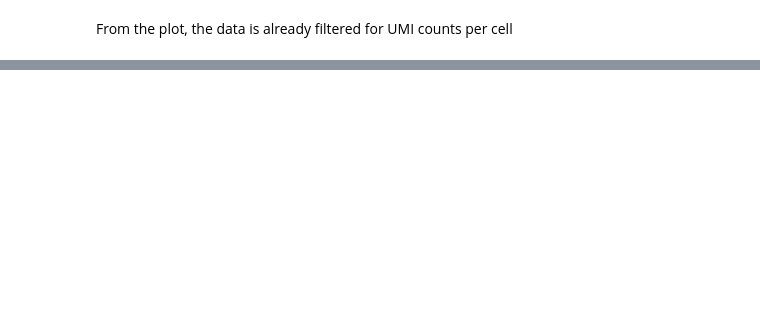
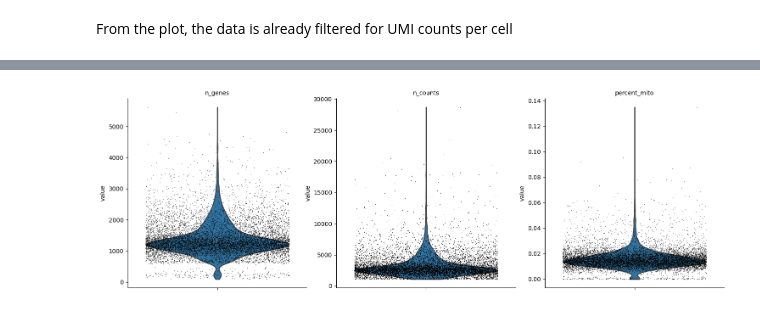
Before and after one commit to danielselmin/scientific_literature, a Jupyter notebook: miniproject2.ipynb, the cells around one changed output, grey strips where cells are left out. Saved outputs shown, nothing was run; the diff lists cells and outputs as text; code cells hidden in the pictures; blank space fills up the shorter version.

```diff
--- a/miniproject2.ipynb
+++ b/miniproject2.ipynb
@@ -64,0 +68,7 @@ plt.show()
+# %%
+# finally check percentage of mitochondrial genes
+mito_genes = adata.var_names.str.startswith('mt-')
+adata.obs['percent_mito'] = np.sum(adata[:, mito_genes].X, axis=1) / np.sum(adata.X, axis=1)
+sc.pl.violin(adata, ['n_genes', 'n_counts', 'percent_mito'], jitter=0.4, multi_panel=True)
+# %% [output]
+[figure, added]
```
Also changed, not shown: parts of 39 cells of this notebook.
